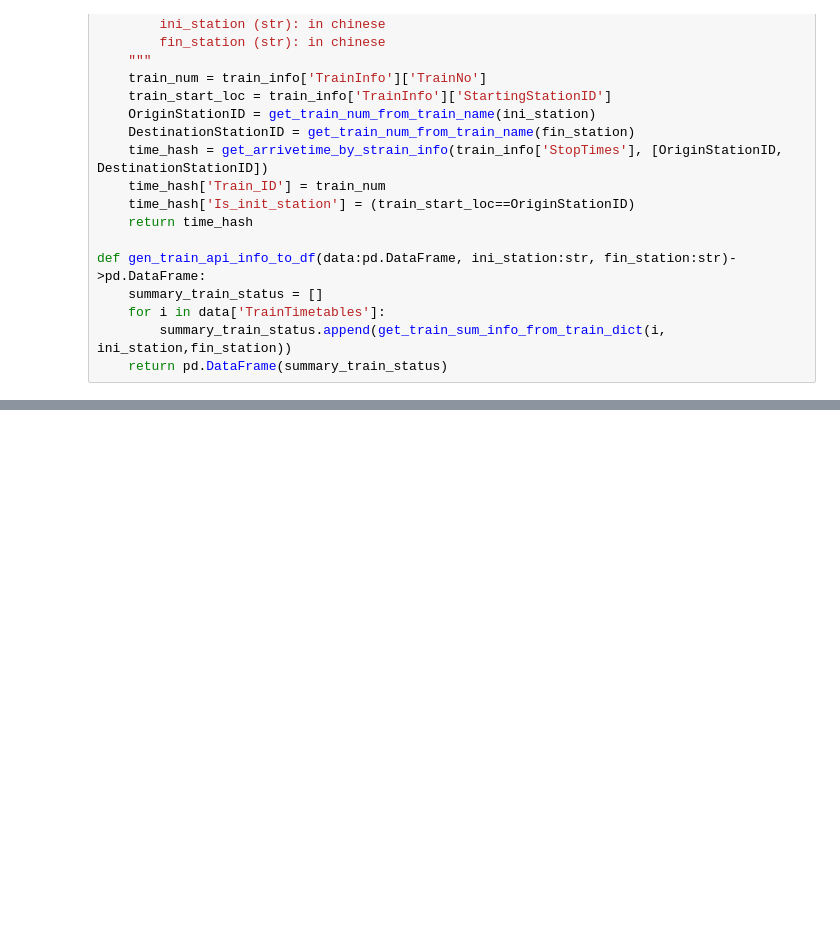
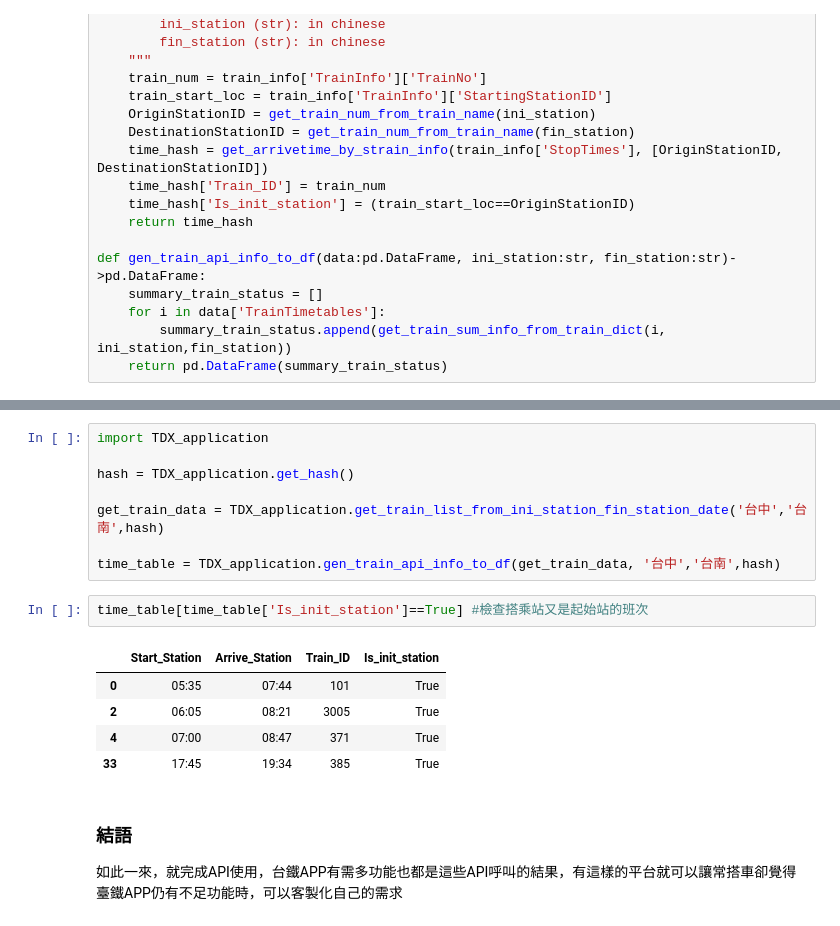
Before and after one commit to 1daniel3333/TW_railway, a Jupyter notebook: TDX.ipynb, the cells around one changed output, grey strips where cells are left out. Drawn from its saved outputs; the diff is of its cells as text; blank space fills up the shorter version.

```diff
--- a/TDX.ipynb
+++ b/TDX.ipynb
@@ -160,0 +222,19 @@ gen_train_api_info_to_df(get_train_data, '后里','豐原')
+# %%
+import TDX_application
+
+hash = TDX_application.get_hash()
+
+get_train_data = TDX_application.get_train_list_from_ini_station_fin_station_date('台中','台南',hash)
+
+time_table = TDX_application.gen_train_api_info_to_df(get_train_data, '台中','台南',hash)
+# %%
+time_table[time_table['Is_init_station']==True] #檢查搭乘站又是起始站的班次
+# %% [output]
+|  | Start_Station | Arrive_Station | Train_ID | Is_init_station |
+| 0 | 05:35 | 07:44 | 101 | True |
+| 2 | 06:05 | 08:21 | 3005 | True |
+| 4 | 07:00 | 08:47 | 371 | True |
+| 33 | 17:45 | 19:34 | 385 | True |
+# %% [markdown]
+### 結語
+如此一來，就完成API使用，台鐵APP有需多功能也都是這些API呼叫的結果，有這樣的平台就可以讓常搭車卻覺得臺鐵APP仍有不足功能時，可以客製化自己的需求
```
Also changed, not shown: parts of 20 cells of this notebook.
